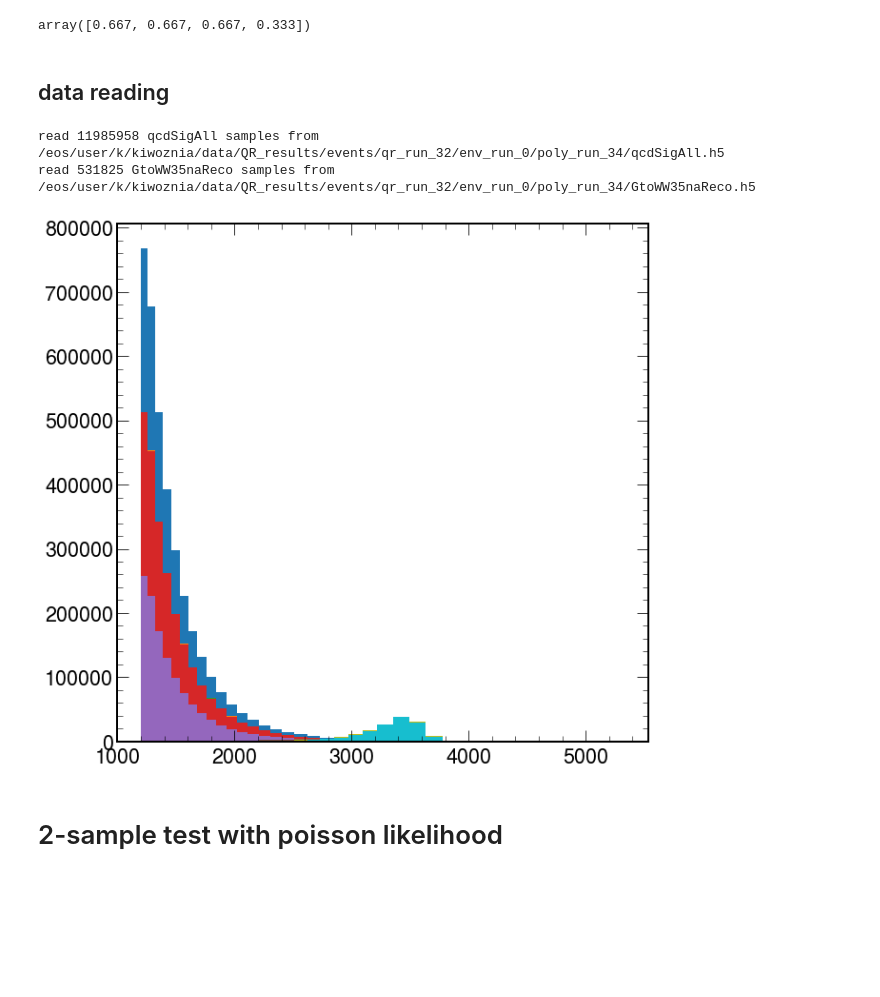
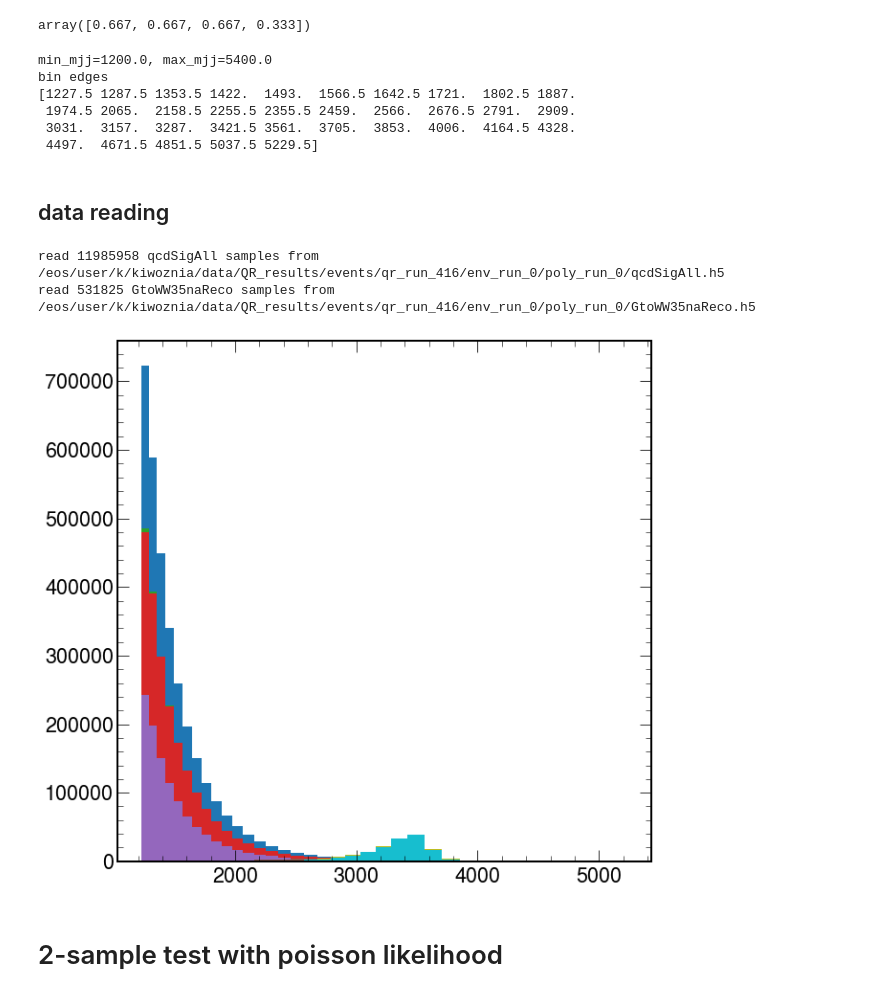
Before and after one commit to kingusiu/gof_tests, a Jupyter notebook: mockup_gof.ipynb, the cells around one changed output. Saved outputs shown, nothing was run; the diff lists cells and outputs as text; code cells hidden in the pictures; blank space fills up the shorter version.

```diff
--- a/mockup_gof.ipynb
+++ b/mockup_gof.ipynb
@@ -81,8 +33,0 @@ quantiles = [0.0, 0.3, 0.5, 0.7, 0.9]
-# %%
-xsec_train = 0 # signal cross section used when training the QR
-mX = 3.5
-sample_id_qcd = 'qcdSigAllTest'+str(int((1-train_share)*100))+'pct' if train_share else 'qcdSigAll'
-sample_id_sig = 'GtoWW35naReco'
-sample_ids = [sample_id_qcd, sample_id_sig]
-quant_tmplt_idx = 0
-quant_tmplt = quantiles[quant_tmplt_idx]
@@ -149,3 +89,23 @@ min_bin = bin_edges[0]
+# %%
+min_mjj = 1200.
+max_mjj = 5400.
+bin_edges = kutil.get_bins_from_envelope(params)
+bin_edges = bin_edges[(bin_edges>=min_mjj) & (bin_edges<=max_mjj)]
+
+print('min_mjj='+str(min_mjj) + ', max_mjj='+str(max_mjj))
+print('bin edges')
+print(bin_edges)
+
+n_bins = len(bin_edges)-1
+max_bin = bin_edges[-1]
+min_bin = bin_edges[0]
+# %% [output]
+min_mjj=1200.0, max_mjj=5400.0
+bin edges
+[1227.5 1287.5 1353.5 1422.  1493.  1566.5 1642.5 1721.  1802.5 1887.
+ 1974.5 2065.  2158.5 2255.5 2355.5 2459.  2566.  2676.5 2791.  2909.
+ 3031.  3157.  3287.  3421.5 3561.  3705.  3853.  4006.  4164.5 4328.
+ 4497.  4671.5 4851.5 5037.5 5229.5]
 # %% [markdown]
 ## data reading
 # %%
@@ -175,12 +135,12 @@ def read_raw_selection_data_to_numpy_hist(quantiles, ae_run_n, qr_run_n, sample_
     datas_sig = {}
 
     # qcd histogram data
-    for mjj, q in zip(mjj_vals_qcd[quant_tmplt_idx:], quantiles[quant_tmplt_idx:]):
+    for mjj, q in zip(mjj_vals_qcd[template_q_idx:], quantiles[template_q_idx:]):
         counts, _, _ = plt.hist(mjj, bins=bin_edges)
         datas_qcd[q] = counts
 
     # sig histogram data
-    for mjj, q in zip(mjj_vals_sig[quant_tmplt_idx:], quantiles[quant_tmplt_idx:]):
+    for mjj, q in zip(mjj_vals_sig[template_q_idx:], quantiles[template_q_idx:]):
         counts, _, _ = plt.hist(mjj, bins=bin_edges)
         datas_sig[q] = counts
 
@@ -188,7 +148,7 @@ def read_raw_selection_data_to_numpy_hist(quantiles, ae_run_n, qr_run_n, sample_
     histos_data_inj = {}
 
      # for each quantile
-    for quant in quantiles[quant_tmplt_idx:]:
+    for quant in quantiles[template_q_idx:]:
 
         histos_data_inj_quant = {}
 
@@ -208,11 +168,11 @@ def read_raw_selection_data_to_numpy_hist(quantiles, ae_run_n, qr_run_n, sample_
 
     return bin_edges[:-1], histos_data_inj
 # %%
-bin_centers, hist_data = read_raw_selection_data_to_numpy_hist(quantiles, 113, params.qr_run_n, sample_id_sig, xsec_train, bin_edges, input_path)
+bin_centers, hist_data = read_raw_selection_data_to_numpy_hist(quantiles_with_zero, 113, params.qr_run_n, sample_id_sig, params.xsec_sig_training, bin_edges, input_path)
 # %% [output]
-read 11985958 qcdSigAll samples from /eos/user/k/kiwoznia/data/QR_results/events/qr_run_32/env_run_0/poly_run_34/qcdSigAll.h5
-read 531825 GtoWW35naReco samples from /eos/user/k/kiwoznia/data/QR_results/events/qr_run_32/env_run_0/poly_run_34/GtoWW35naReco.h5
+read 11985958 qcdSigAll samples from /eos/user/k/kiwoznia/data/QR_results/events/qr_run_416/env_run_0/poly_run_0/qcdSigAll.h5
+read 531825 GtoWW35naReco samples from /eos/user/k/kiwoznia/data/QR_results/events/qr_run_416/env_run_0/poly_run_0/GtoWW35naReco.h5
-[figure, old version]
+[figure, new version]
 # %% [markdown]
 # 2-sample test with poisson likelihood
 # %%
```
Also changed, not shown: parts of 11 cells of this notebook, 9 other files.
